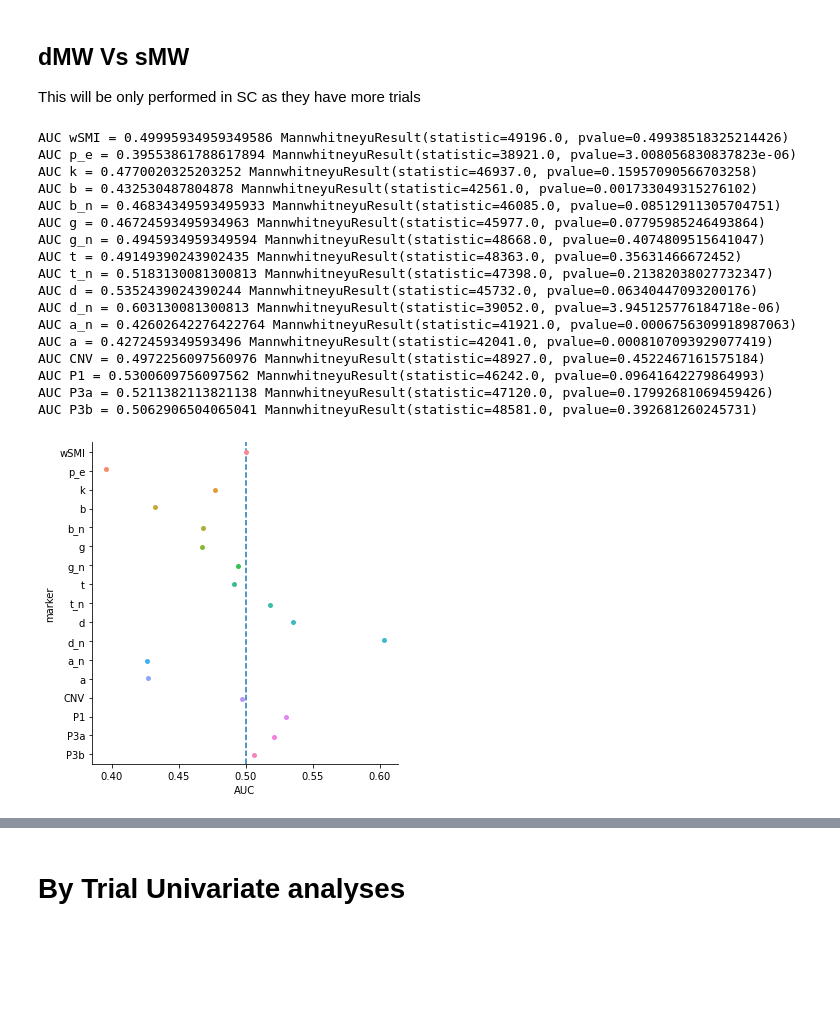
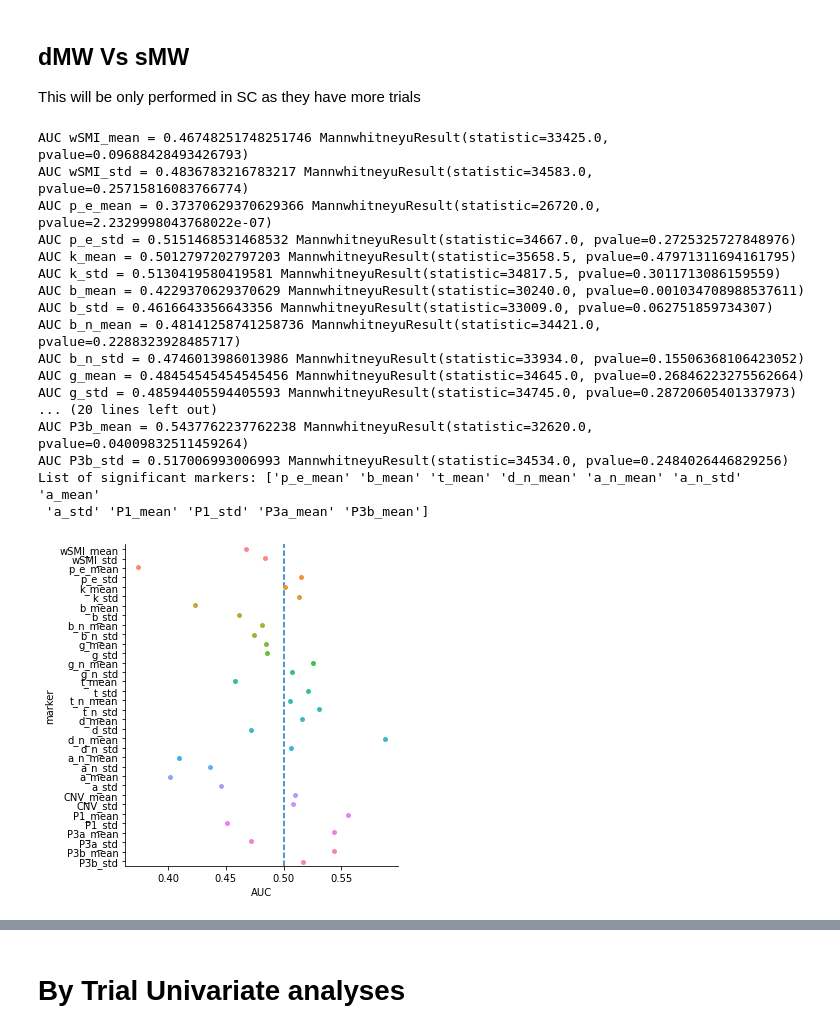
Before and after one commit to Nicobruno92/mw_markers_project, a Jupyter notebook: univariate_analysis.ipynb, the cells around one changed output, grey strips where cells are left out. Drawn from its saved outputs; the diff is of its cells as text; code cells hidden in the pictures; blank space fills up the shorter version.

```diff
--- a/univariate_analysis.ipynb
+++ b/univariate_analysis.ipynb
@@ -283,8 +311,6 @@ NameError: name 'subject_mind_roc' is not defined
 # %%
-markers = df_mind.drop('mind2', axis = 1).columns
-
 AUC = []
-for i in markers:
+for i in df_mind.drop('mind2', axis = 1).columns:
     y, label = pd.factorize(df_mind['mind2'])
     X = df_mind[i].astype('float32').values.reshape(-1,1)
     svc = SVC(probability=True)
@@ -323,8 +348,6 @@ Index(['on-task', 'mw'], dtype='object')
 # %%
-markers = df_mind.drop('mind2', axis = 1).columns
-
 AUC = pd.DataFrame()
-for i in markers:
+for i in df_mind.drop('mind2', axis = 1).columns:
 
     y, label = pd.factorize(df_mind['mind2'])
     X = df_mind[i].astype('float32').values.reshape(-1,1)
@@ -376,9 +399,7 @@ AUC P3b = 0.596444566740103
 # %%
-markers = df_mind.drop('mind2', axis = 1).columns
-
 n_estimators = 2000
 AUC = pd.DataFrame()
-for i in markers:
+for i in df_mind.drop('mind2', axis = 1).columns:
 
     y, label = pd.factorize(df_mind['mind2'])
     X = df_mind[i].astype('float32').values.reshape(-1,1)
@@ -408,7 +429,7 @@ plt.show()
 ## dMW Vs sMW
 This will be only performed in SC as they have more trials
 # %%
-agg_dict = {k:'mean' for k in markers }
+agg_dict = {k:['mean', 'std'] for k in markers }
 agg_dict.update({k:'first' for k in df_markers.drop(markers, axis=1).columns})
 
 df_mw = (
@@ -416,40 +437,50 @@ df_mw = (
     .query("probe == 'SC'")
     .query("mind != 'on-task'")
     .groupby(['segment', 'participant'], as_index = False).agg(agg_dict)
-    .drop(['participant', 'probe', 'segment'], axis = 1)
 )
+
+df_mw.columns = df_mw.columns.map("_".join)
+
+df_mw  = (df_mw
+            .rename(columns = {'participant_first':'participant', 'probe_first':'probe', 'mind_first':'mind', 'segment_first':'segment'})
+            .drop(['participant', 'probe', 'segment'], axis = 1)
+           )
 # %%
-markers = df_mw.drop('mind', axis = 1).columns
-
 AUC = []
-for i in markers:
+significants = []
+for i in df_mw.drop('mind', axis = 1).columns:
     smw = df_mw.query("mind == 'sMW'")[i]
     dmw = df_mw.query("mind == 'dMW'")[i]
     auc = roc_auc_score(df_mw['mind'], df_mw[i])
     print(f'AUC {i} = {auc}', f'{mannwhitneyu(x = smw, y = dmw)}')
     AUC.append([i, auc])
+    if mannwhitneyu(x = smw, y = dmw).pvalue < 0.05:
+        significants.append([i, auc])
 segment_mw_roc = pd.DataFrame(AUC, columns = ['marker', 'AUC'])
+significants_mw = pd.DataFrame(significants, columns = ['marker', 'AUC'])
+
+print(f'List of significant markers: {significants_mw.marker.values}')
 
 sns.catplot(x = 'AUC', y = 'marker', data = segment_mw_roc, orient = 'h')
 plt.axvline(x = 0.5, linestyle = 'dashed')
 plt.show()
 # %% [output]
-AUC wSMI = 0.49995934959349586 MannwhitneyuResult(statistic=49196.0, pvalue=0.49938518325214426)
-AUC p_e = 0.39553861788617894 MannwhitneyuResult(statistic=38921.0, pvalue=3.008056830837823e-06)
-AUC k = 0.4770020325203252 MannwhitneyuResult(statistic=46937.0, pvalue=0.15957090566703258)
-AUC b = 0.432530487804878 MannwhitneyuResult(statistic=42561.0, pvalue=0.001733049315276102)
-AUC b_n = 0.46834349593495933 MannwhitneyuResult(statistic=46085.0, pvalue=0.08512911305704751)
-AUC g = 0.46724593495934963 MannwhitneyuResult(statistic=45977.0, pvalue=0.07795985246493864)
-AUC g_n = 0.4945934959349594 MannwhitneyuResult(statistic=48668.0, pvalue=0.4074809515641047)
-AUC t = 0.49149390243902435 MannwhitneyuResult(statistic=48363.0, pvalue=0.35631466672452)
-AUC t_n = 0.5183130081300813 MannwhitneyuResult(statistic=47398.0, pvalue=0.21382038027732347)
-AUC d = 0.5352439024390244 MannwhitneyuResult(statistic=45732.0, pvalue=0.06340447093200176)
-AUC d_n = 0.603130081300813 MannwhitneyuResult(statistic=39052.0, pvalue=3.945125776184718e-06)
-AUC a_n = 0.42602642276422764 MannwhitneyuResult(statistic=41921.0, pvalue=0.0006756309918987063)
-AUC a = 0.4272459349593496 MannwhitneyuResult(statistic=42041.0, pvalue=0.0008107093929077419)
-AUC CNV = 0.4972256097560976 MannwhitneyuResult(statistic=48927.0, pvalue=0.4522467161575184)
-AUC P1 = 0.5300609756097562 MannwhitneyuResult(statistic=46242.0, pvalue=0.09641642279864993)
-AUC P3a = 0.5211382113821138 MannwhitneyuResult(statistic=47120.0, pvalue=0.17992681069459426)
-AUC P3b = 0.5062906504065041 MannwhitneyuResult(statistic=48581.0, pvalue=0.392681260245731)
+AUC wSMI_mean = 0.46748251748251746 MannwhitneyuResult(statistic=33425.0, pvalue=0.09688428493426793)
+AUC wSMI_std = 0.4836783216783217 MannwhitneyuResult(statistic=34583.0, pvalue=0.25715816083766774)
+AUC p_e_mean = 0.37370629370629366 MannwhitneyuResult(statistic=26720.0, pvalue=2.2329998043768022e-07)
+AUC p_e_std = 0.5151468531468532 MannwhitneyuResult(statistic=34667.0, pvalue=0.2725325727848976)
+AUC k_mean = 0.5012797202797203 MannwhitneyuResult(statistic=35658.5, pvalue=0.47971311694161795)
+AUC k_std = 0.5130419580419581 MannwhitneyuResult(statistic=34817.5, pvalue=0.3011713086159559)
+AUC b_mean = 0.4229370629370629 MannwhitneyuResult(statistic=30240.0, pvalue=0.001034708988537611)
+AUC b_std = 0.4616643356643356 MannwhitneyuResult(statistic=33009.0, pvalue=0.062751859734307)
+AUC b_n_mean = 0.48141258741258736 MannwhitneyuResult(statistic=34421.0, pvalue=0.2288323928485717)
+AUC b_n_std = 0.4746013986013986 MannwhitneyuResult(statistic=33934.0, pvalue=0.15506368106423052)
+AUC g_mean = 0.48454545454545456 MannwhitneyuResult(statistic=34645.0, pvalue=0.26846223275562664)
+AUC g_std = 0.48594405594405593 MannwhitneyuResult(statistic=34745.0, pvalue=0.28720605401337973)
+... (20 lines left out)
+AUC P3b_mean = 0.5437762237762238 MannwhitneyuResult(statistic=32620.0, pvalue=0.04009832511459264)
+AUC P3b_std = 0.517006993006993 MannwhitneyuResult(statistic=34534.0, pvalue=0.2484026446829256)
+List of significant markers: ['p_e_mean' 'b_mean' 't_mean' 'd_n_mean' 'a_n_mean' 'a_n_std' 'a_mean'
+ 'a_std' 'P1_mean' 'P1_std' 'P3a_mean' 'P3b_mean']
-[figure, old version]
+[figure, new version]
 # %%
```
Also changed, not shown: parts of 23 cells of this notebook, 5 other files.
